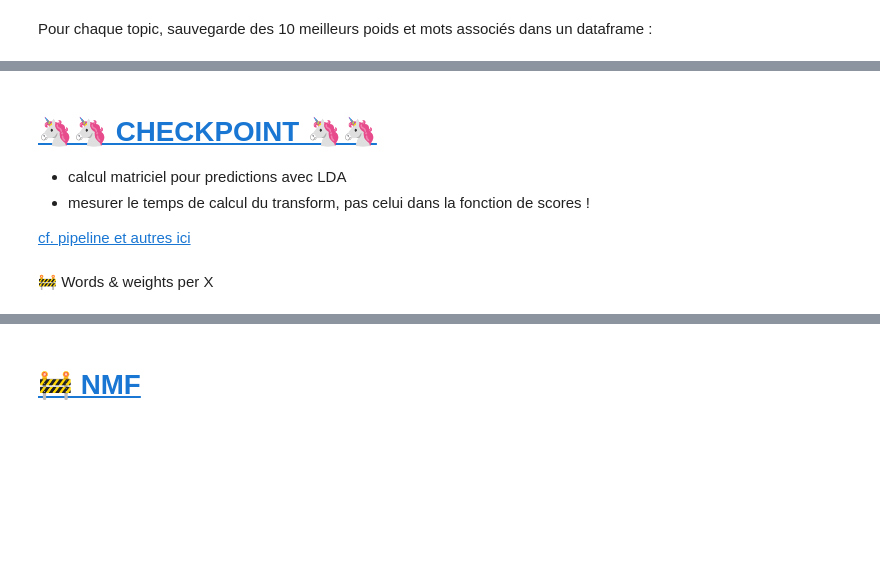
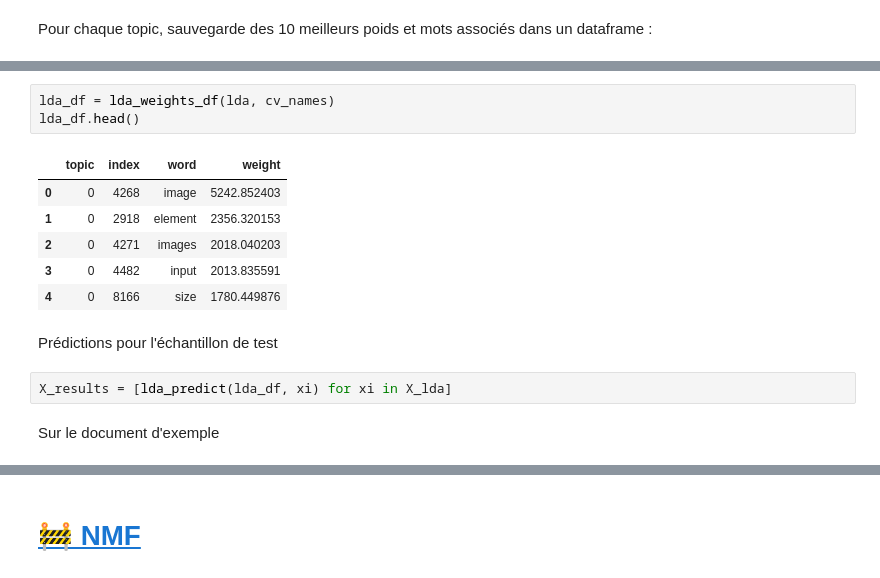
Before and after one commit to sycod/OC_P5_SoF, a Jupyter notebook: 3_non_supervise.ipynb, the cells around one changed output, grey strips where cells are left out. Cells and saved outputs as stored; diff of their text form; blank space fills up the shorter version.

```diff
--- a/3_non_supervise.ipynb
+++ b/3_non_supervise.ipynb
@@ -389,10 +352,17 @@ display(ldaword_weights)
-# %% [markdown]
-# <a id='toc5_'></a>[🦄🦄 CHECKPOINT 🦄🦄](#toc0_)
-
-- calcul matriciel pour predictions avec LDA
-- mesurer le temps de calcul du transform, pas celui dans la fonction de scores !
-
-[cf. pipeline et autres ici](https://github.com/sycod/OC_projects/blob/main/P3/P3_ML_1_GHGE.ipynb)
-# %% [markdown]
-🚧 Words & weights per X
+# %%
+lda_df = lda_weights_df(lda, cv_names)
+lda_df.head()
+# %% [output]
+|  | topic | index | word | weight |
+| 0 | 0 | 4268 | image | 5242.852403 |
+| 1 | 0 | 2918 | element | 2356.320153 |
+| 2 | 0 | 4271 | images | 2018.040203 |
+| 3 | 0 | 4482 | input | 2013.835591 |
+| 4 | 0 | 8166 | size | 1780.449876 |
+# %% [markdown]
+Prédictions pour l'échantillon de test
+# %%
+X_results = [lda_predict(lda_df, xi) for xi in X_lda]
+# %% [markdown]
+Sur le document d'exemple
 # %%
```
Also changed, not shown: parts of 14 cells of this notebook, 1 other file.
